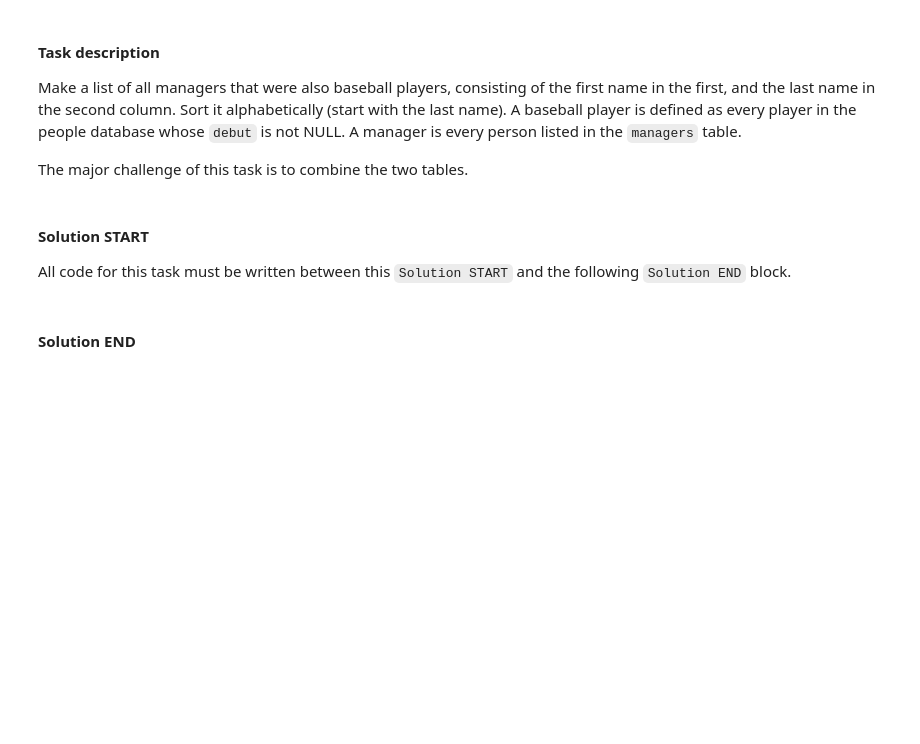
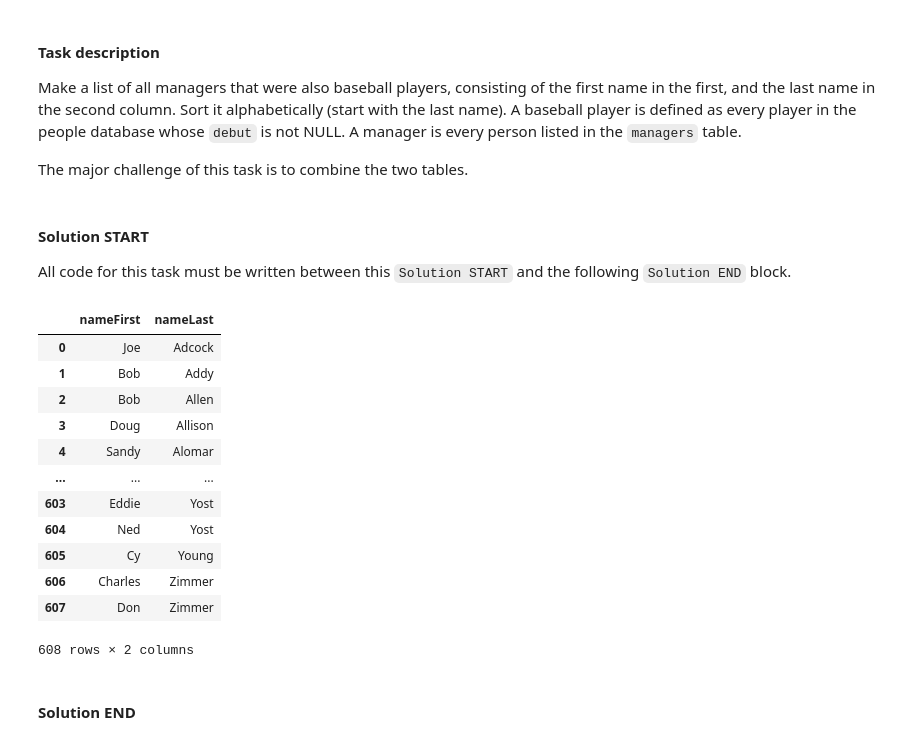
Before and after one commit to hmchilders/STA220, a Jupyter notebook: hw1_assignment.ipynb, the cells around one changed output. Cells and saved outputs as stored; diff of their text form; code cells hidden in the pictures; blank space fills up the shorter version.

```diff
--- a/hw1_assignment.ipynb
+++ b/hw1_assignment.ipynb
@@ -533,6 +533,29 @@ The major challenge of this task is to combine the two tables.
 #### Solution START
 
 All code for this task must be written between this `Solution START` and the following `Solution END` block.
+# %%
+pd.read_sql('''
+    SELECT DISTINCT People.nameFirst, People.nameLast
+    FROM People
+    JOIN Managers
+      ON People.playerID = Managers.playerID
+    WHERE People.debut IS NOT NULL
+    ORDER BY People.nameLast ASC
+''',db)
+# %% [output]
+|  | nameFirst | nameLast |
+| 0 | Joe | Adcock |
+| 1 | Bob | Addy |
+| 2 | Bob | Allen |
+| 3 | Doug | Allison |
+| 4 | Sandy | Alomar |
+| ... | ... | ... |
+| 603 | Eddie | Yost |
+| 604 | Ned | Yost |
+| 605 | Cy | Young |
+| 606 | Charles | Zimmer |
+| 607 | Don | Zimmer |
+608 rows × 2 columns
 # %% [markdown]
 #### Solution END
 # %% [markdown]
```
Also changed, not shown: parts of 2 cells of this notebook, 1 other file.
